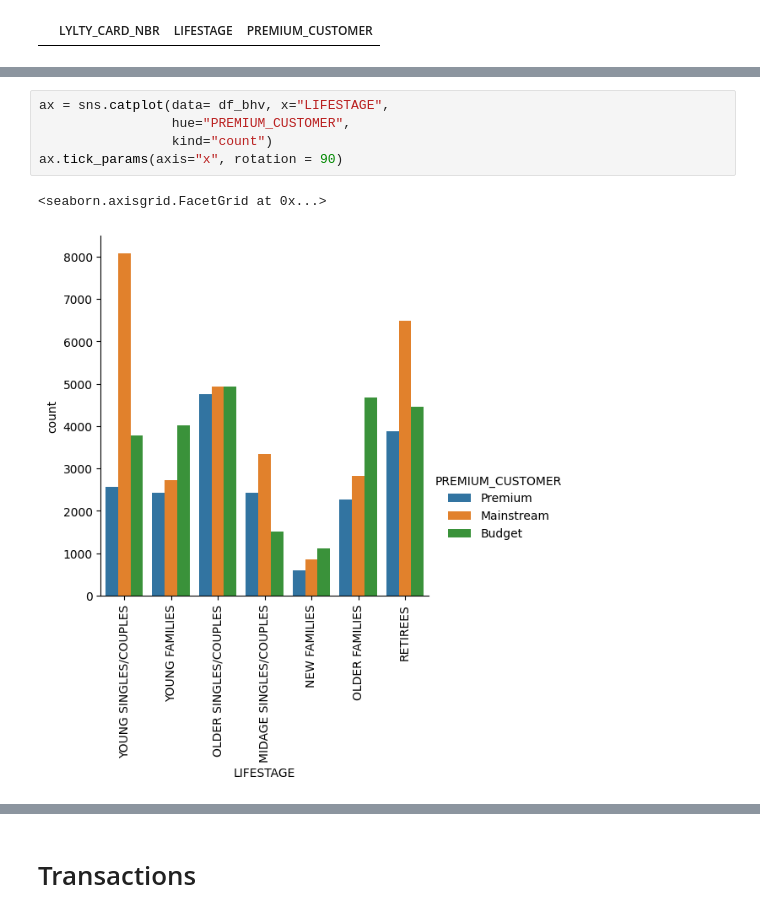
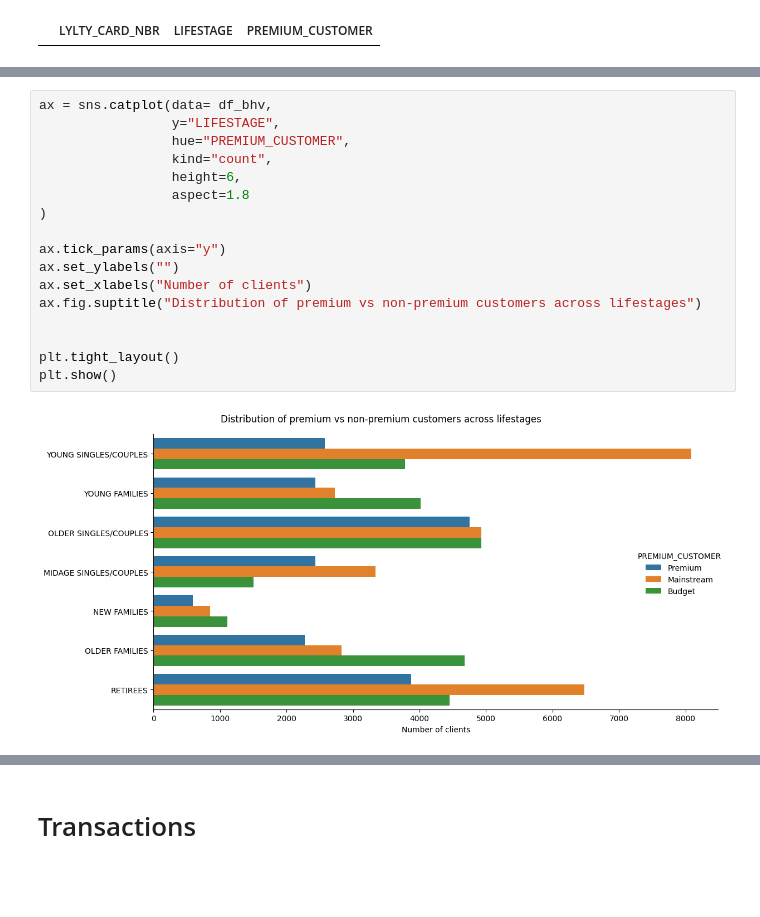
Before and after one commit to Ekatskoropud/Quantium, a Jupyter notebook: Task 1/Potato cheeps analisis.ipynb, the cells around one changed output, grey strips where cells are left out. Saved outputs shown, nothing was run; the diff lists cells and outputs as text; blank space fills up the shorter version.

```diff
--- a/Task 1/Potato cheeps analisis.ipynb
+++ b/Task 1/Potato cheeps analisis.ipynb
@@ -74,9 +105,20 @@ ax = sns.countplot(data=df_bhv,
 # %%
-ax = sns.catplot(data= df_bhv, x="LIFESTAGE",
+ax = sns.catplot(data= df_bhv,
+                 y="LIFESTAGE",
                  hue="PREMIUM_CUSTOMER",
-                 kind="count")
-ax.tick_params(axis="x", rotation = 90)
+                 kind="count",
+                 height=6,
+                 aspect=1.8
+)
+
+ax.tick_params(axis="y")
+ax.set_ylabels("")
+ax.set_xlabels("Number of clients")
+ax.fig.suptitle("Distribution of premium vs non-premium customers across lifestages")
+
+
+plt.tight_layout()
+plt.show()
 # %% [output]
-<seaborn.axisgrid.FacetGrid at 0x...>
-[figure, old version]
+[figure, new version]
 # %%
```
Also changed, not shown: parts of 17 cells of this notebook.
